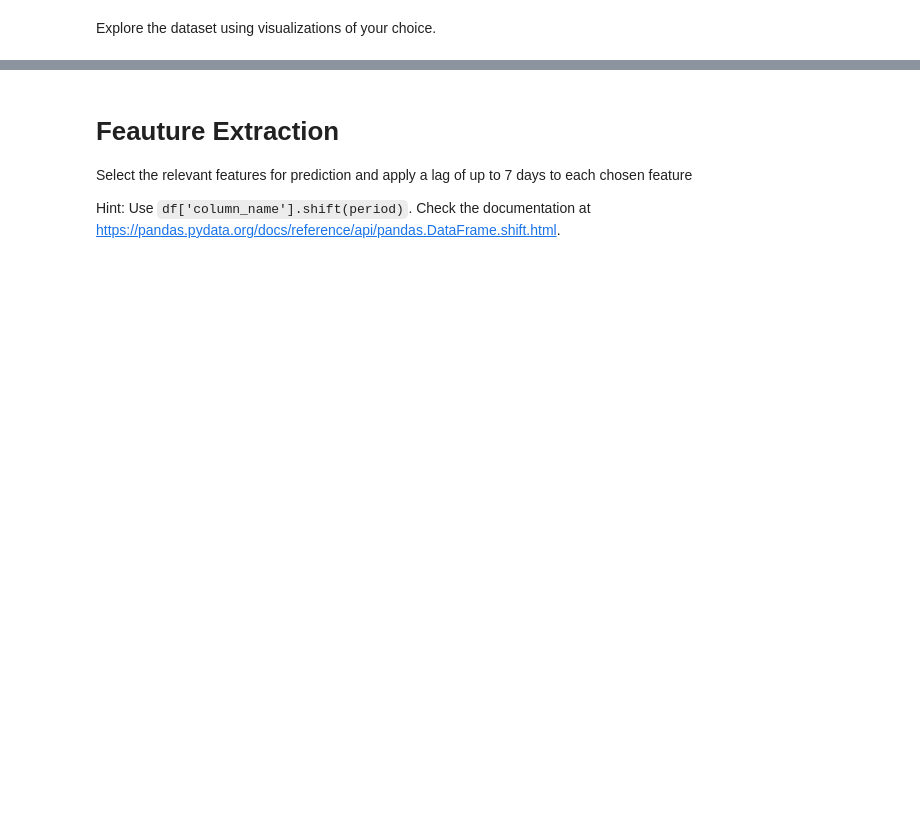
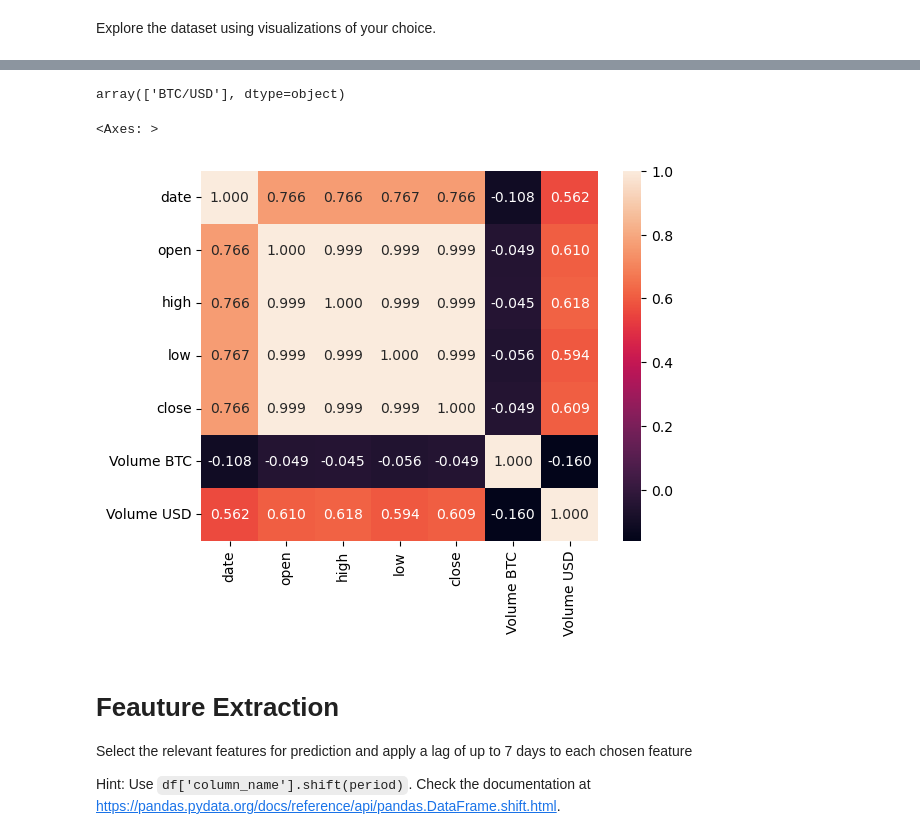
Before and after one commit to stojanov-d/vnp-labs, a Jupyter notebook: vtor-kolokvium/notebooks/Laboratory_exercise_3_10_12_2024.ipynb, the cells around one changed output, grey strips where cells are left out. Cells and saved outputs as stored; diff of their text form; code cells hidden in the pictures; blank space fills up the shorter version.

```diff
--- a/vtor-kolokvium/notebooks/Laboratory_exercise_3_10_12_2024.ipynb
+++ b/vtor-kolokvium/notebooks/Laboratory_exercise_3_10_12_2024.ipynb
@@ -28,3 +53,5 @@ close
 Load the dataset into a `pandas` data frame.
 # %%
 # Write your code here. Add as many boxes as you need.
+df = pd.read_csv('../datasets/BTC-Daily.csv')
+df.head()
@@ -31,2 +65,5 @@ Load the dataset into a `pandas` data frame.
 # %% [markdown]
 Explore the dataset using visualizations of your choice.
+# %%
+df['date'] = pd.to_datetime(df['date'])
+df.info()
@@ -33,5 +86,15 @@ Explore the dataset using visualizations of your choice.
+# %%
+df['symbol'].unique()
+# %% [output]
+array(['BTC/USD'], dtype=object)
+# %%
+df.drop(['symbol'],axis=1,inplace=True)
 # %%
 # Write your code here. Add as many boxes as you need.
+sns.heatmap(df.corr(),annot=True,fmt='.3f')
+# %% [output]
+<Axes: >
+[figure, added]
 # %% [markdown]
 # Feauture Extraction
 Select the relevant features for prediction and apply a lag of up to 7 days to each chosen feature
```
Also changed, not shown: parts of 23 cells of this notebook.
